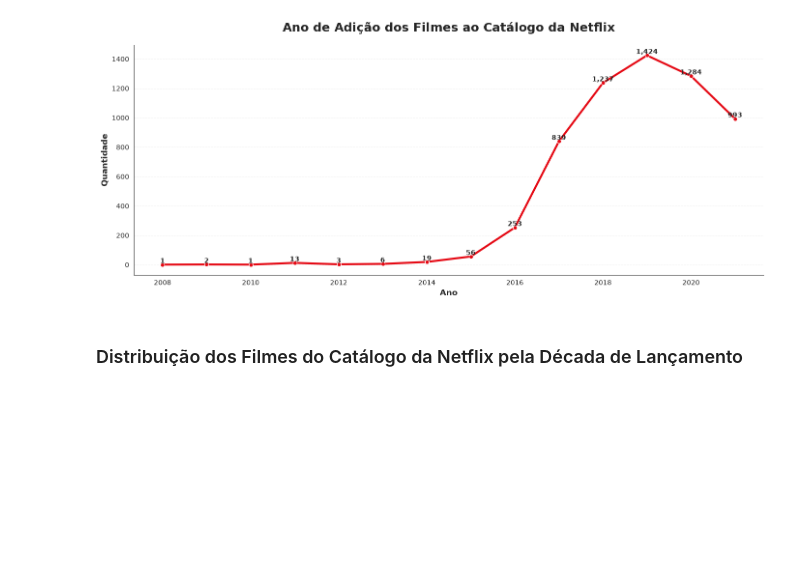
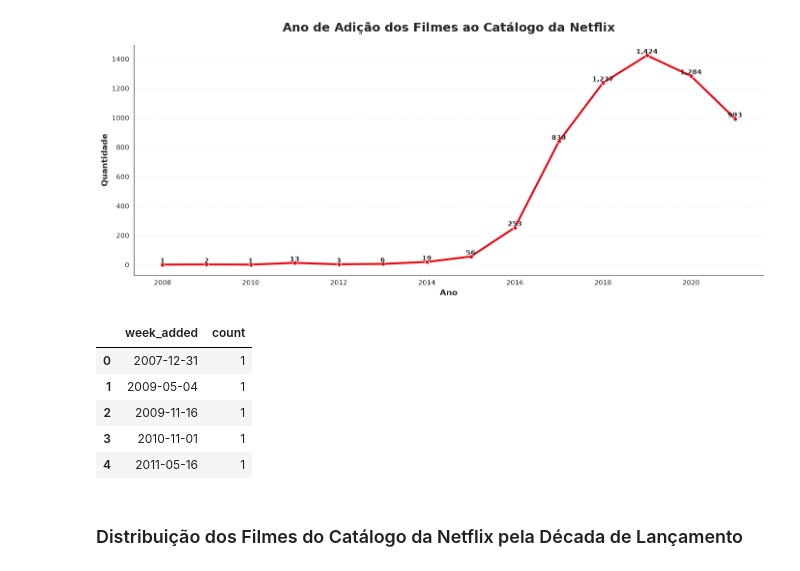
Before and after one commit to thiagoishie/netflix, a Jupyter notebook: notebooks/ETL_EDA.ipynb, the cells around one changed output. Drawn from its saved outputs; the diff is of its cells as text; code cells hidden in the pictures; blank space fills up the shorter version.

```diff
--- a/notebooks/ETL_EDA.ipynb
+++ b/notebooks/ETL_EDA.ipynb
@@ -687,3 +687,23 @@ plt.tight_layout()
 plt.show()
 # %% [output]
 [figure]
+# %%
+week_added_movie = (
+    netflix_movies
+    .assign(
+        week_added=pd.to_datetime(netflix_movies['date_added']).dt.to_period('W').dt.start_time
+    )
+    .groupby('week_added')
+    .size()
+    .reset_index(name='count')
+    .sort_values('week_added')
+)
+
+week_added_movie.head()
+# %% [output]
+|  | week_added | count |
+| 0 | 2007-12-31 | 1 |
+| 1 | 2009-05-04 | 1 |
+| 2 | 2009-11-16 | 1 |
+| 3 | 2010-11-01 | 1 |
+| 4 | 2011-05-16 | 1 |
```
Also changed, not shown: parts of 5 cells of this notebook, 1 other file.
